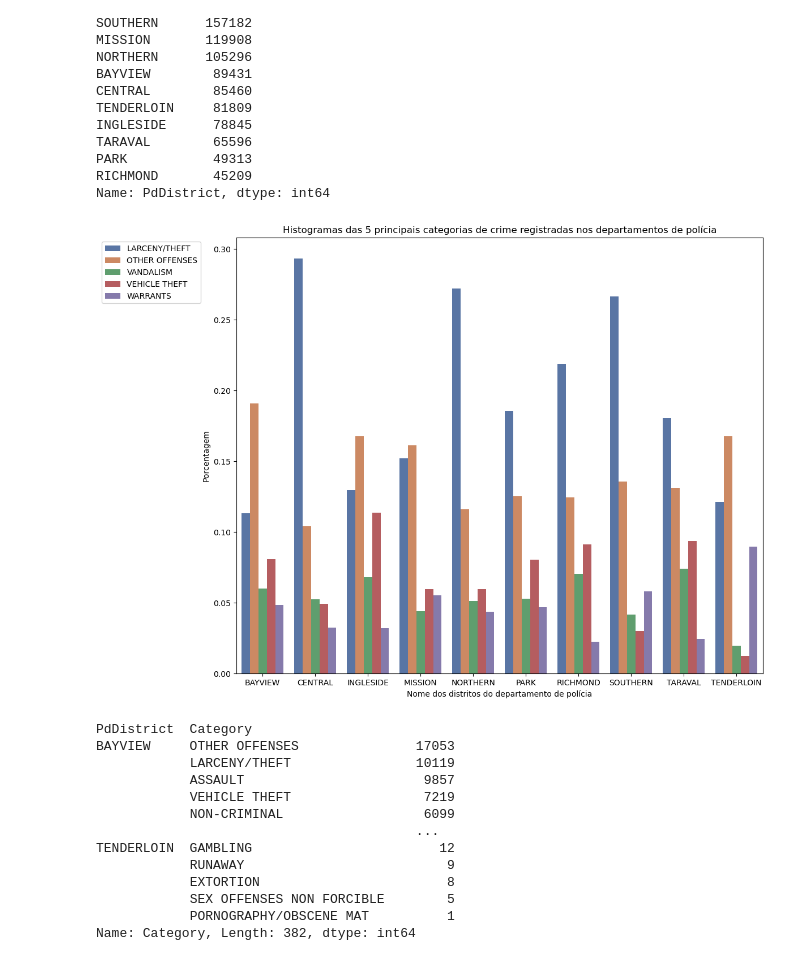
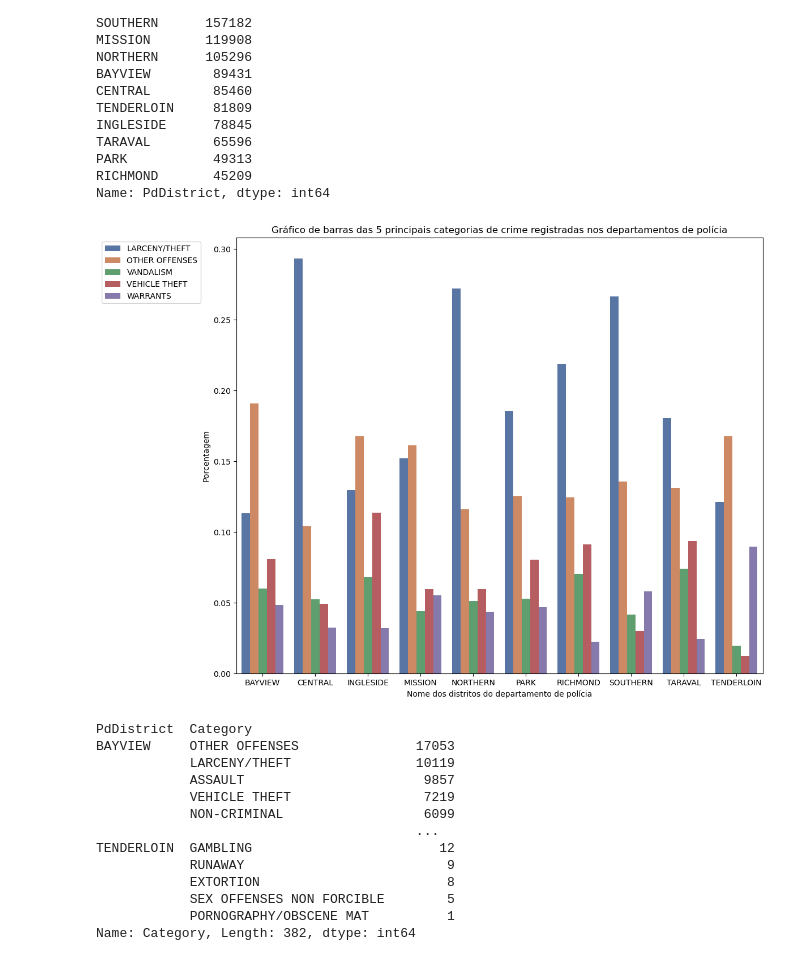
Before and after one commit to wendeljuliao/San-Francisco-Crime-Classification, a Jupyter notebook: SaoFrancisco-Wendel.ipynb, the cells around one changed output. Cells and saved outputs as stored; diff of their text form; code cells hidden in the pictures.

```diff
--- a/SaoFrancisco-Wendel.ipynb
+++ b/SaoFrancisco-Wendel.ipynb
@@ -293,22 +326,22 @@ def porcentagem_categoria_PdDistrict(dados):
 # %%
 listaCategoryTop5 = df_dados['Category'].unique().tolist()[:5]
 
 df_dados_filter = df_dados[df_dados['Category'].isin(listaCategoryTop5)]
 
 df_dados_agrupados = df_dados_filter.groupby(['PdDistrict', 'Category']).size().to_frame('Quantidade').reset_index()
 df_dados_agrupados = df_dados_agrupados.apply(porcentagem_categoria_PdDistrict, axis = 1)
 
 plt.figure(figsize=(12,10))
 sns.barplot(x='PdDistrict', y='Porcentagem', hue='Category', data=df_dados_agrupados, palette="deep")
 
 plt.xlabel("Nome dos distritos do departamento de polícia")
 plt.legend(loc = 'best', bbox_to_anchor=(-0.06, 1))
 
-plt.title("Histogramas das 5 principais categorias de crime registradas nos departamentos de polícia")
+plt.title("Gráfico de barras das 5 principais categorias de crime registradas nos departamentos de polícia")
 
 plt.show()
 # %% [output]
-[figure, old version]
+[figure, new version]
 # %%
 df_dados.groupby('PdDistrict')['Category'].value_counts()
 # %% [output]
```
Also changed, not shown: parts of 7 cells of this notebook.
